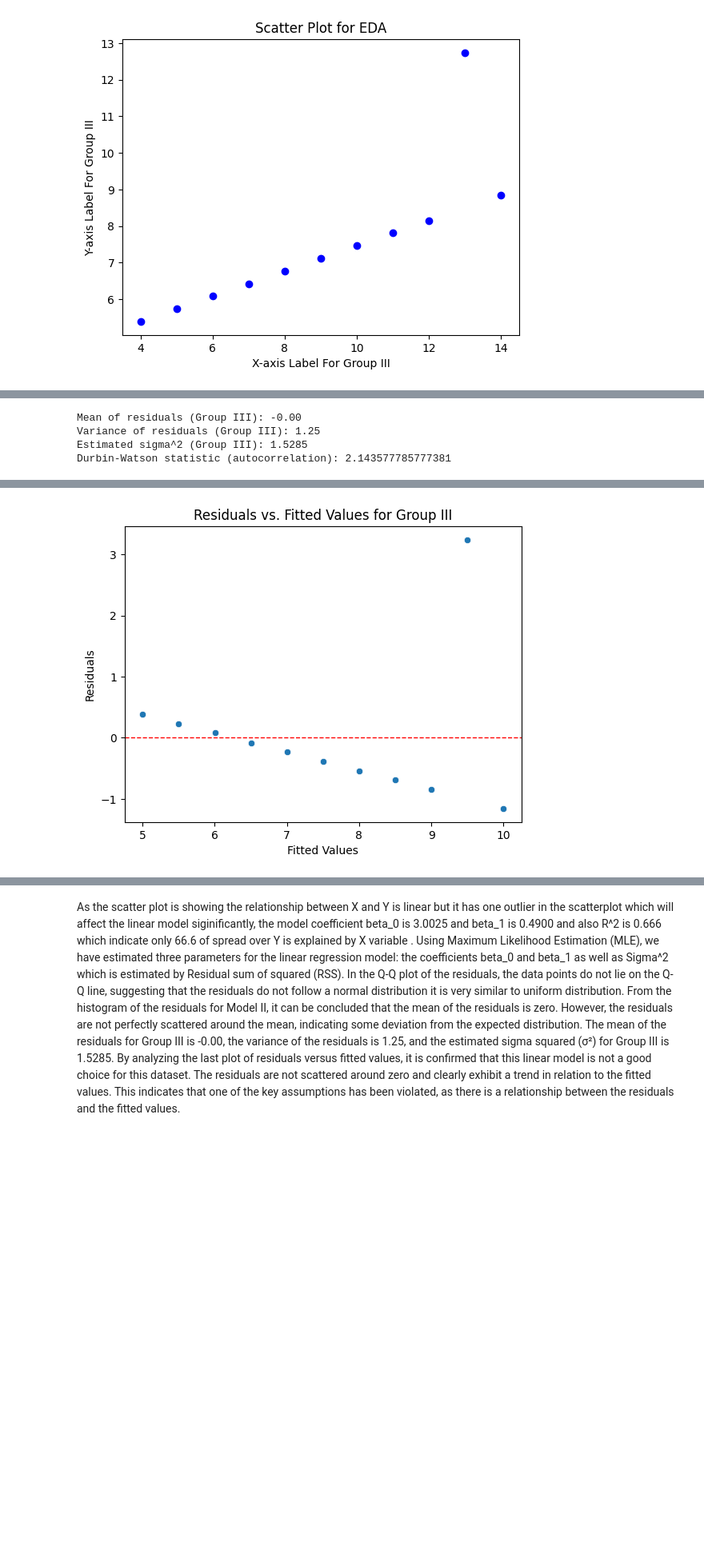
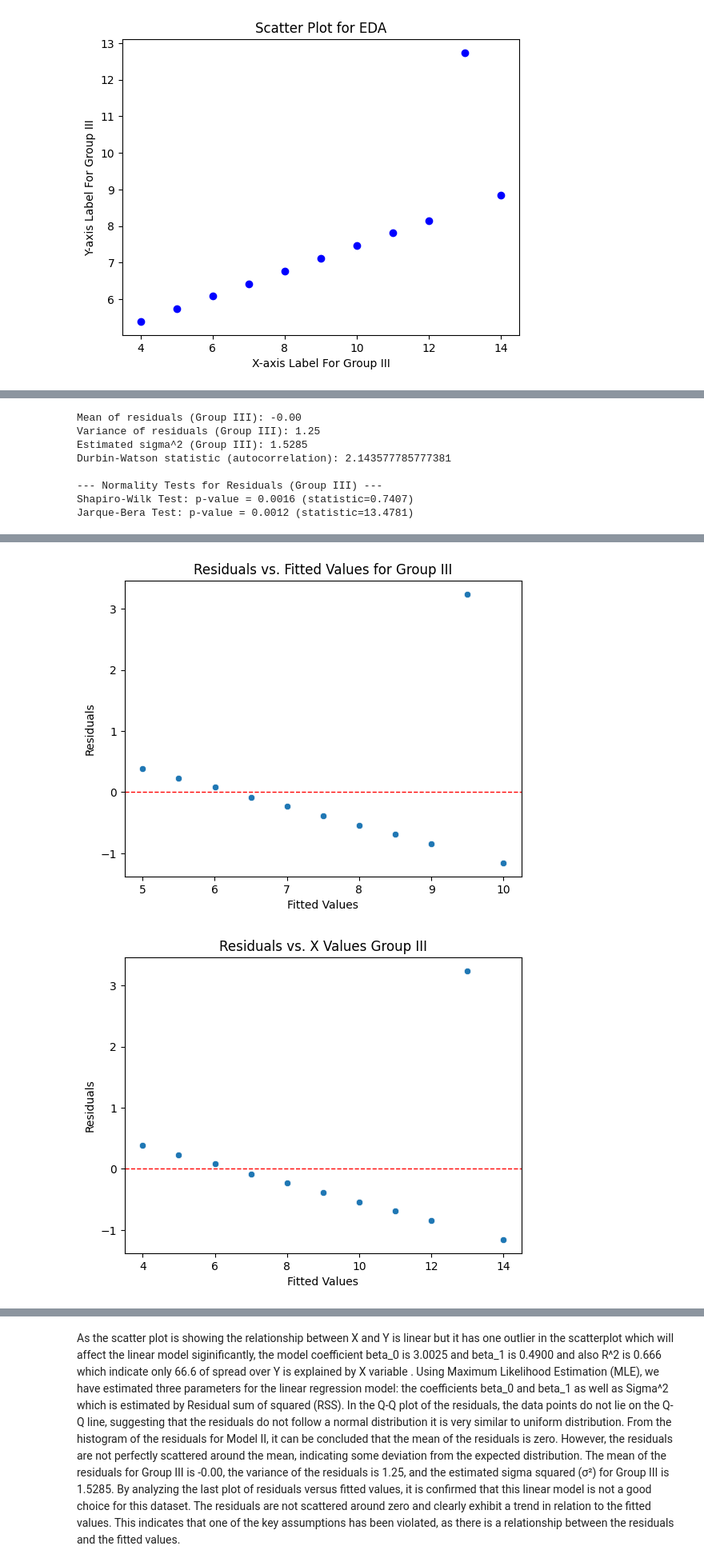
Before and after one commit to cmyguel/tru_linear_models_assignments, a Jupyter notebook: a2/LinearModel_assignment02.ipynb, the cells around one changed output, grey strips where cells are left out. Shown at 80% size. Cells and saved outputs as stored; diff of their text form; code cells hidden in the pictures; blank space fills up the shorter version.

```diff
--- a/a2/LinearModel_assignment02.ipynb
+++ b/a2/LinearModel_assignment02.ipynb
@@ -253,13 +303,18 @@ Covariance Type:            nonrobust
 Notes:
 [1] Standard Errors assume that the covariance matrix of the errors is correctly specified.
 # %%
-eval3 = evaluate_model(model_3, "Group III")
+eval3 = evaluate_model(model_3, anscombe_df.x3, "Group III")
 # %% [output]
 Mean of residuals (Group III): -0.00
 Variance of residuals (Group III): 1.25
 Estimated sigma^2 (Group III): 1.5285
 Durbin-Watson statistic (autocorrelation): 2.143577785777381
+
+--- Normality Tests for Residuals (Group III) ---
+Shapiro-Wilk Test: p-value = 0.0016 (statistic=0.7407)
+Jarque-Bera Test: p-value = 0.0012 (statistic=13.4781)
 [figure]
 [figure]
 [figure]
 [figure]
+[figure, added]
```
Also changed, not shown: parts of 13 cells of this notebook, 1 other file.
